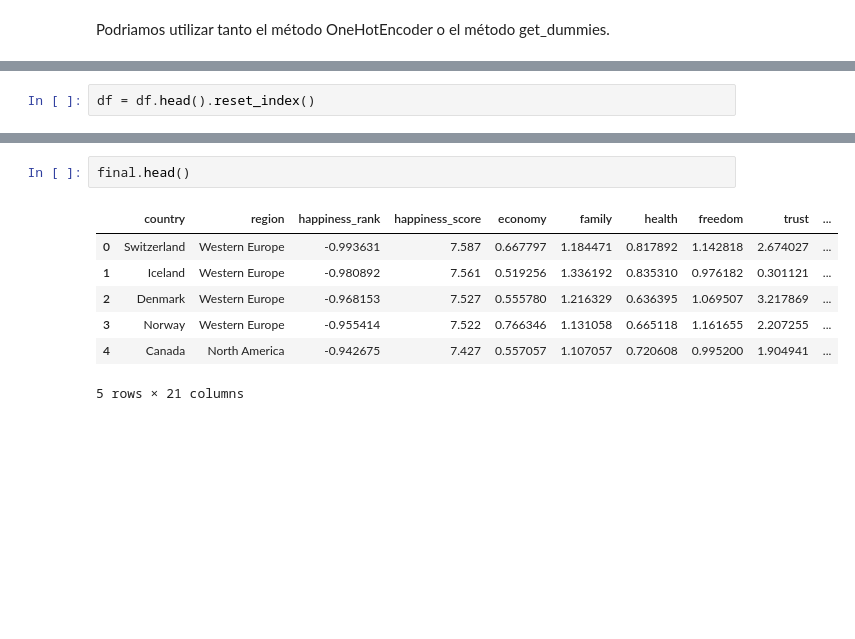
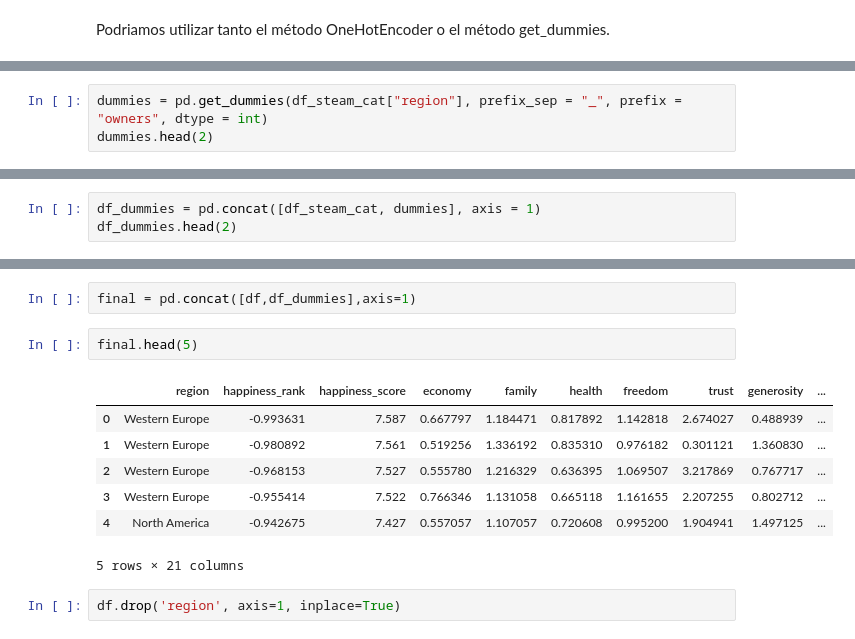
Before and after one commit to Adalab/DA-promo-c-modulo-3-sprint-1-AnaG-Laura, a Jupyter notebook: Regresón Lineal/Leccion-8-Encoding.ipynb, the cells around one changed output, grey strips where cells are left out. Saved outputs shown, nothing was run; the diff lists cells and outputs as text; blank space fills up the shorter version.

```diff
--- a/Regresón Lineal/Leccion-8-Encoding.ipynb
+++ b/Regresón Lineal/Leccion-8-Encoding.ipynb
@@ -100,2 +75,0 @@ oh_df.head()
-# %%
-df = df.head().reset_index()
@@ -104,0 +76,3 @@ final = pd.concat([df,oh_df],axis=1)
+# %%
+dummies = pd.get_dummies(df_steam_cat["region"], prefix_sep = "_", prefix = "owners", dtype = int)
+dummies.head(2)
@@ -104,0 +83,3 @@ final = pd.concat([df,oh_df],axis=1)
+# %%
+df_dummies = pd.concat([df_steam_cat, dummies], axis = 1)
+df_dummies.head(2)
@@ -105,10 +90,14 @@ final = pd.concat([df,oh_df],axis=1)
+# %%
+final = pd.concat([df,df_dummies],axis=1)
 # %%
-final.head()
+final.head(5)
 # %% [output]
-|  | country | region | happiness_rank | happiness_score | economy | family | health | freedom | trust | ... |
-| 0 | Switzerland | Western Europe | -0.993631 | 7.587 | 0.667797 | 1.184471 | 0.817892 | 1.142818 | 2.674027 | ... |
-| 1 | Iceland | Western Europe | -0.980892 | 7.561 | 0.519256 | 1.336192 | 0.835310 | 0.976182 | 0.301121 | ... |
-| 2 | Denmark | Western Europe | -0.968153 | 7.527 | 0.555780 | 1.216329 | 0.636395 | 1.069507 | 3.217869 | ... |
-| 3 | Norway | Western Europe | -0.955414 | 7.522 | 0.766346 | 1.131058 | 0.665118 | 1.161655 | 2.207255 | ... |
-| 4 | Canada | North America | -0.942675 | 7.427 | 0.557057 | 1.107057 | 0.720608 | 0.995200 | 1.904941 | ... |
+|  | region | happiness_rank | happiness_score | economy | family | health | freedom | trust | generosity | ... |
+| 0 | Western Europe | -0.993631 | 7.587 | 0.667797 | 1.184471 | 0.817892 | 1.142818 | 2.674027 | 0.488939 | ... |
+| 1 | Western Europe | -0.980892 | 7.561 | 0.519256 | 1.336192 | 0.835310 | 0.976182 | 0.301121 | 1.360830 | ... |
+| 2 | Western Europe | -0.968153 | 7.527 | 0.555780 | 1.216329 | 0.636395 | 1.069507 | 3.217869 | 0.767717 | ... |
+| 3 | Western Europe | -0.955414 | 7.522 | 0.766346 | 1.131058 | 0.665118 | 1.161655 | 2.207255 | 0.802712 | ... |
+| 4 | North America | -0.942675 | 7.427 | 0.557057 | 1.107057 | 0.720608 | 0.995200 | 1.904941 | 1.497125 | ... |
 5 rows × 21 columns
+# %%
+df.drop('region', axis=1, inplace=True)
```
Also changed, not shown: parts of 18 cells of this notebook, 2 other files.
